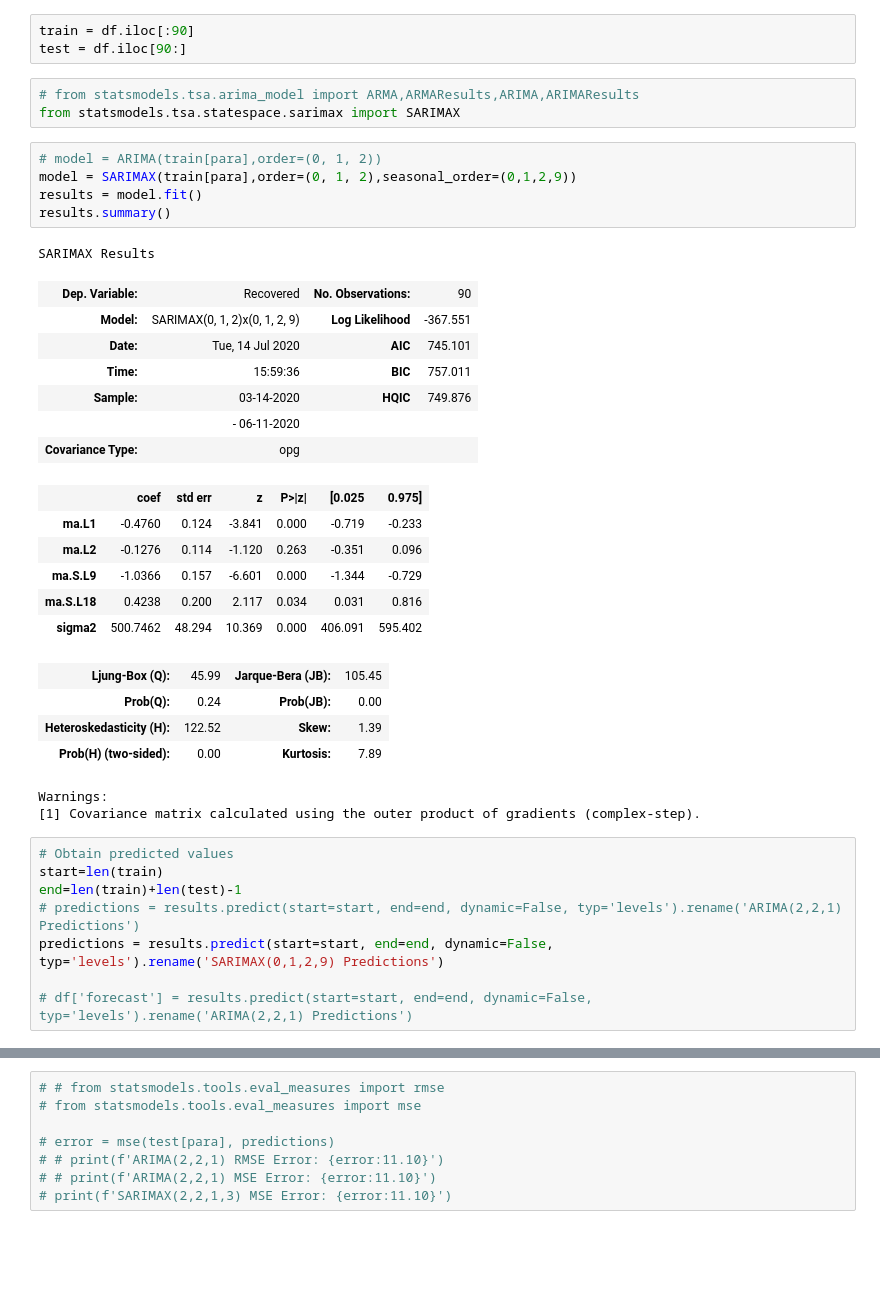
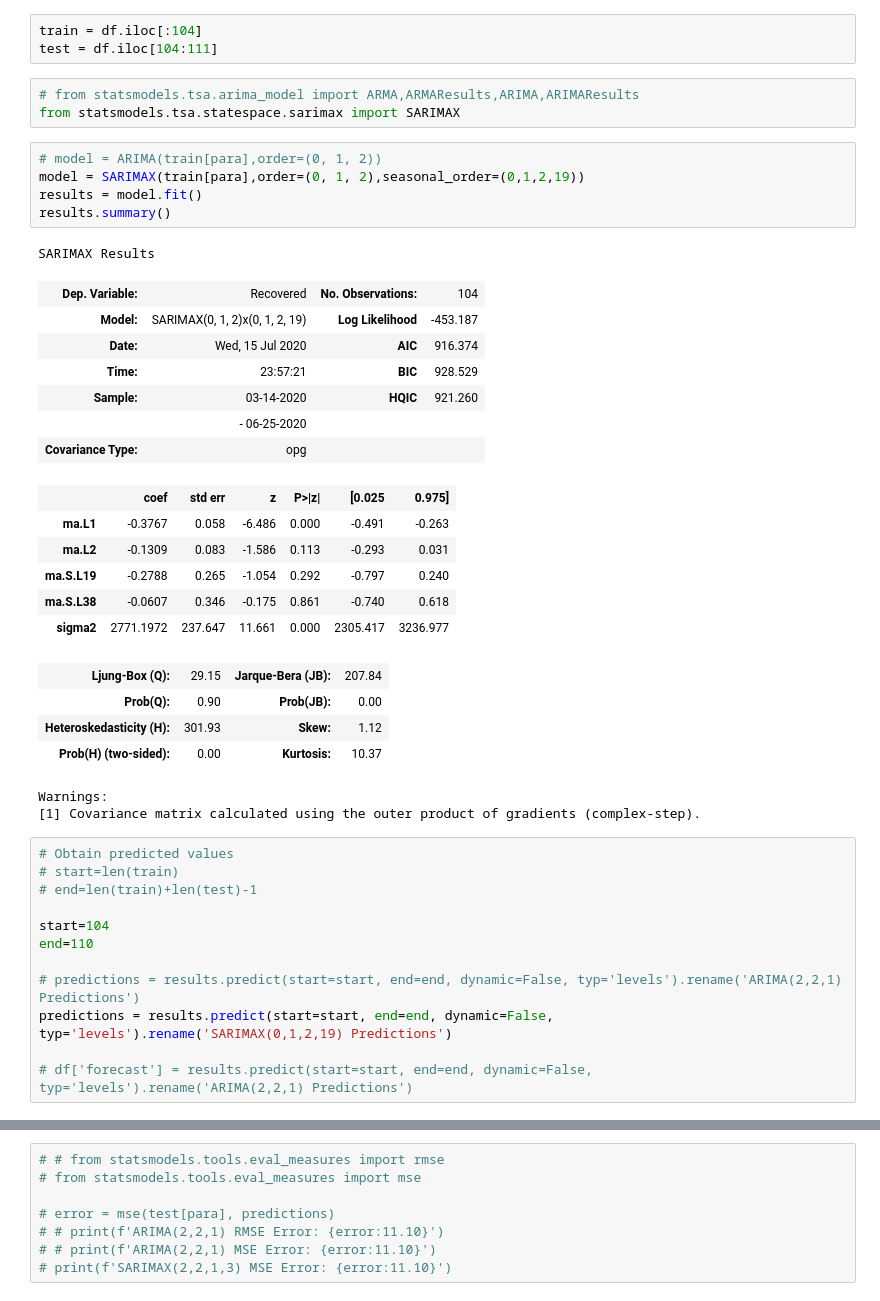
Before and after one commit to kartiks98/SARIMA-Model-to-predict-Confirmed-Recovered-Decreased-cases-of-COVID-19---DIC-Project, a Jupyter notebook: West Bengal/WB - Recovered - SARIMAX(0,1,2,19) - Sarima Model - COVID Trend Analysis .ipynb, the cells around one changed output, grey strips where cells are left out. Saved outputs shown, nothing was run; the diff lists cells and outputs as text; blank space fills up the shorter version.

```diff
--- a/West Bengal/WB - Recovered - SARIMAX(0,1,2,9) - Sarima Model - COVID Trend Analysis .ipynb
+++ b/West Bengal/WB - Recovered - SARIMAX(0,1,2,19) - Sarima Model - COVID Trend Analysis .ipynb
@@ -232,43 +232,47 @@ SARIMAX Results
 Warnings:
 [1] Covariance matrix calculated using the outer product of gradients (complex-step).
 # %%
-train = df.iloc[:90]
-test = df.iloc[90:]
+train = df.iloc[:104]
+test = df.iloc[104:111]
 # %%
 # from statsmodels.tsa.arima_model import ARMA,ARMAResults,ARIMA,ARIMAResults
 from statsmodels.tsa.statespace.sarimax import SARIMAX
 # %%
 # model = ARIMA(train[para],order=(0, 1, 2))
-model = SARIMAX(train[para],order=(0, 1, 2),seasonal_order=(0,1,2,9))
+model = SARIMAX(train[para],order=(0, 1, 2),seasonal_order=(0,1,2,19))
 results = model.fit()
 results.summary()
 # %% [output]
 SARIMAX Results
-| Dep. Variable: | Recovered | No. Observations: | 90 |
-| Model: | SARIMAX(0, 1, 2)x(0, 1, 2, 9) | Log Likelihood | -367.551 |
-| Date: | Tue, 14 Jul 2020 | AIC | 745.101 |
-| Time: | 15:59:36 | BIC | 757.011 |
-| Sample: | 03-14-2020 | HQIC | 749.876 |
-|  | - 06-11-2020 |  |  |
+| Dep. Variable: | Recovered | No. Observations: | 104 |
+| Model: | SARIMAX(0, 1, 2)x(0, 1, 2, 19) | Log Likelihood | -453.187 |
+| Date: | Wed, 15 Jul 2020 | AIC | 916.374 |
+| Time: | 23:57:21 | BIC | 928.529 |
+| Sample: | 03-14-2020 | HQIC | 921.260 |
+|  | - 06-25-2020 |  |  |
 | Covariance Type: | opg |  |  |
 |  | coef | std err | z | P>|z| | [0.025 | 0.975] |
-| ma.L1 | -0.4760 | 0.124 | -3.841 | 0.000 | -0.719 | -0.233 |
-| ma.L2 | -0.1276 | 0.114 | -1.120 | 0.263 | -0.351 | 0.096 |
-| ma.S.L9 | -1.0366 | 0.157 | -6.601 | 0.000 | -1.344 | -0.729 |
-| ma.S.L18 | 0.4238 | 0.200 | 2.117 | 0.034 | 0.031 | 0.816 |
-| sigma2 | 500.7462 | 48.294 | 10.369 | 0.000 | 406.091 | 595.402 |
+| ma.L1 | -0.3767 | 0.058 | -6.486 | 0.000 | -0.491 | -0.263 |
+| ma.L2 | -0.1309 | 0.083 | -1.586 | 0.113 | -0.293 | 0.031 |
+| ma.S.L19 | -0.2788 | 0.265 | -1.054 | 0.292 | -0.797 | 0.240 |
+| ma.S.L38 | -0.0607 | 0.346 | -0.175 | 0.861 | -0.740 | 0.618 |
+| sigma2 | 2771.1972 | 237.647 | 11.661 | 0.000 | 2305.417 | 3236.977 |
-| Ljung-Box (Q): | 45.99 | Jarque-Bera (JB): | 105.45 |
-| Prob(Q): | 0.24 | Prob(JB): | 0.00 |
-| Heteroskedasticity (H): | 122.52 | Skew: | 1.39 |
-| Prob(H) (two-sided): | 0.00 | Kurtosis: | 7.89 |
+| Ljung-Box (Q): | 29.15 | Jarque-Bera (JB): | 207.84 |
+| Prob(Q): | 0.90 | Prob(JB): | 0.00 |
+| Heteroskedasticity (H): | 301.93 | Skew: | 1.12 |
+| Prob(H) (two-sided): | 0.00 | Kurtosis: | 10.37 |
 Warnings:
 [1] Covariance matrix calculated using the outer product of gradients (complex-step).
 # %%
 # Obtain predicted values
-start=len(train)
-end=len(train)+len(test)-1
+# start=len(train)
+# end=len(train)+len(test)-1
+
+start=104
+end=110
+
 # predictions = results.predict(start=start, end=end, dynamic=False, typ='levels').rename('ARIMA(2,2,1) Predictions')
-predictions = results.predict(start=start, end=end, dynamic=False, typ='levels').rename('SARIMAX(0,1,2,9) Predictions')
+predictions = results.predict(start=start, end=end, dynamic=False, typ='levels').rename('SARIMAX(0,1,2,19) Predictions')
 
 # df['forecast'] = results.predict(start=start, end=end, dynamic=False, typ='levels').rename('ARIMA(2,2,1) Predictions')
 # %%
```
Also changed, not shown: parts of 13 cells of this notebook, 6 other files.
